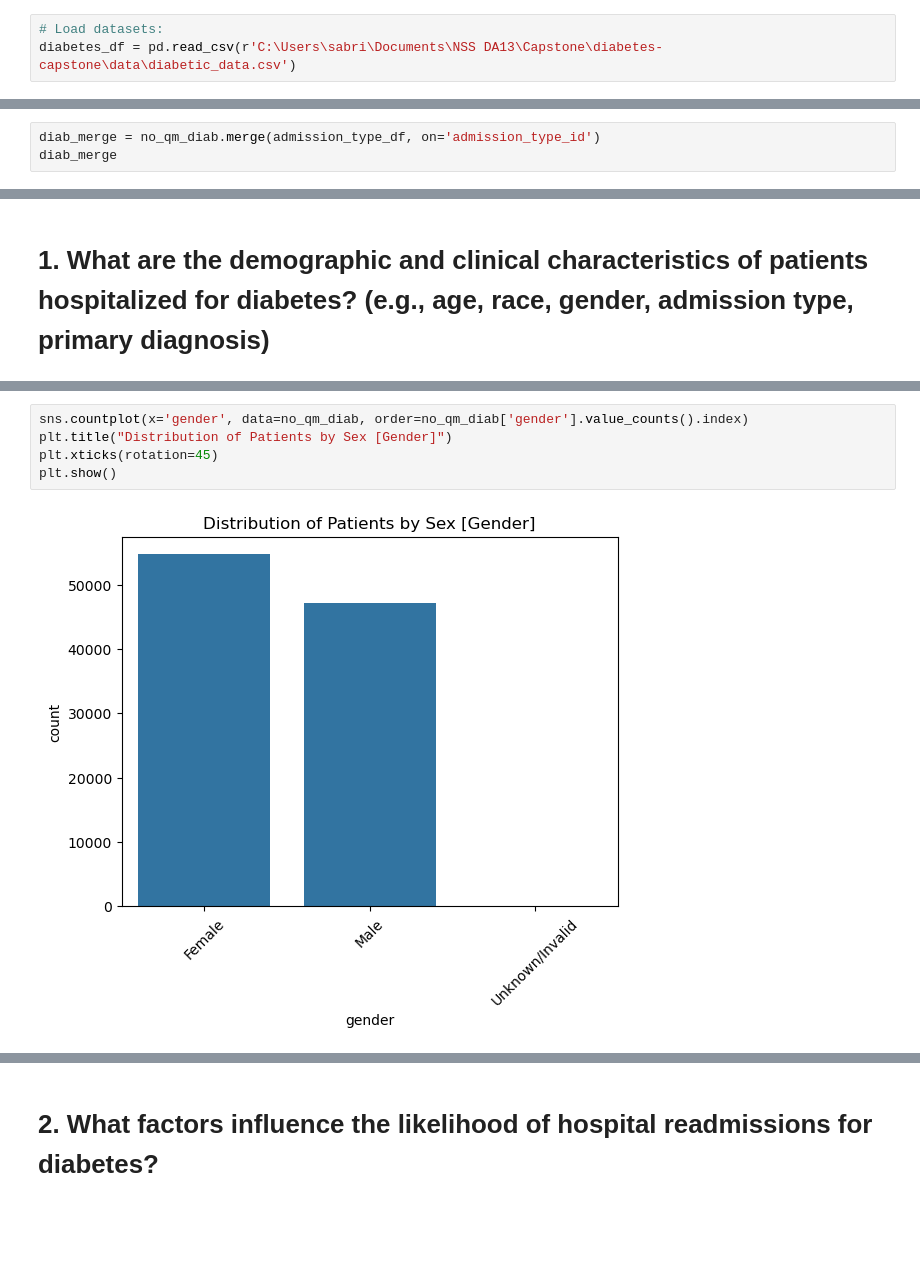
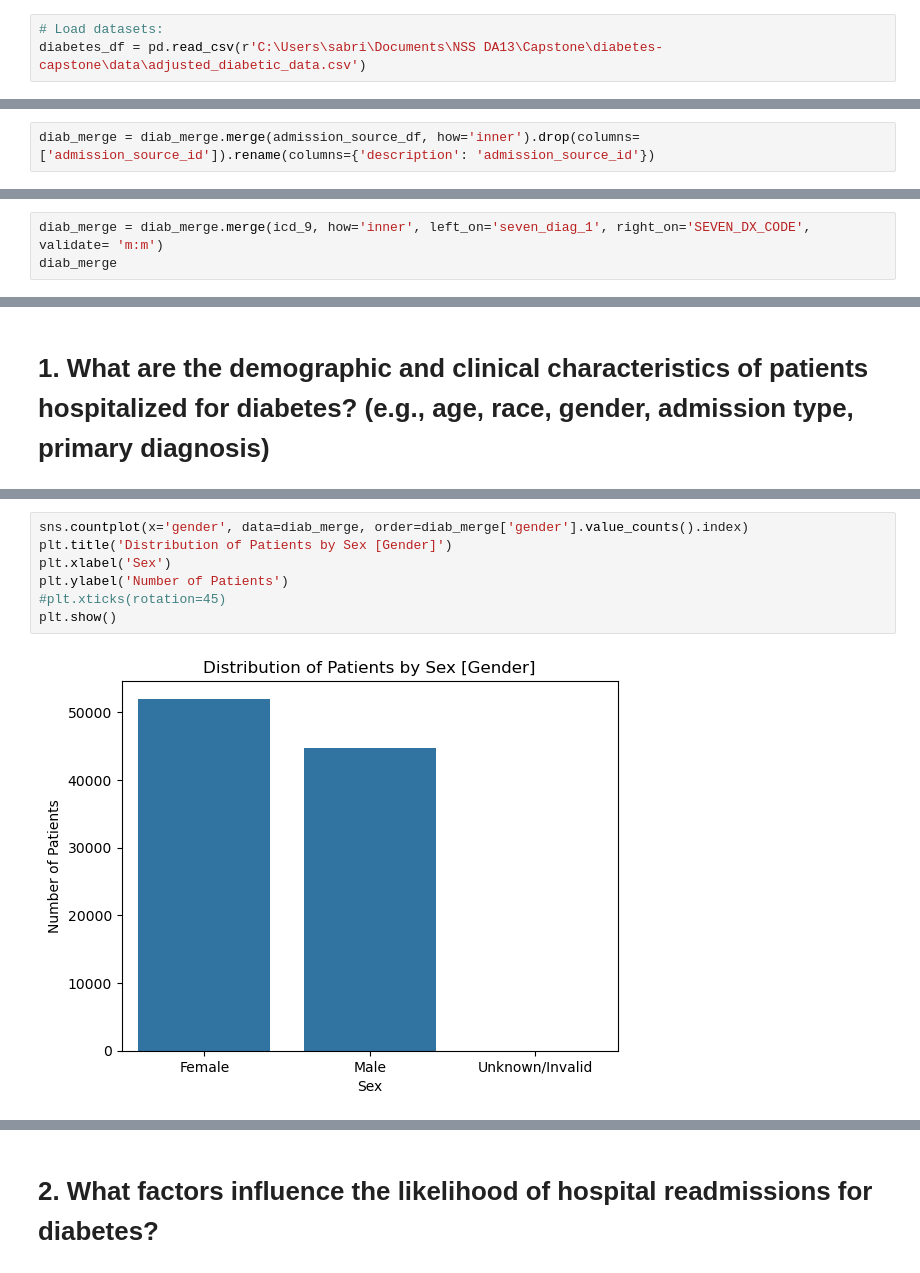
Before and after one commit to tosabrina/diabetes-capstone, a Jupyter notebook: notebook/diabetes_capstone.ipynb, the cells around one changed output, grey strips where cells are left out. Saved outputs shown, nothing was run; the diff lists cells and outputs as text; blank space fills up the shorter version.

```diff
--- a/notebook/diabetes_capstone.ipynb
+++ b/notebook/diabetes_capstone.ipynb
@@ -10,6 +13,6 @@ import matplotlib.pyplot as plt
 # %%
 # Load datasets:
-diabetes_df = pd.read_csv(r'C:\Users\sabri\Documents\NSS DA13\Capstone\diabetes-capstone\data\diabetic_data.csv')
+diabetes_df = pd.read_csv(r'C:\Users\sabri\Documents\NSS DA13\Capstone\diabetes-capstone\data\adjusted_diabetic_data.csv')
 # %%
 # Code for aggregated id_maps csv
 # ids_map_df = pd.read_csv(r'C:\Users\sabri\Documents\NSS DA13\Capstone\diabetes-capstone\data\IDS_mapping.csv', index_col=None, header=None)
@@ -675,3 +424,5 @@ diab_merge.head()
 diab_merge = diab_merge.drop(columns=['admission_type_id']).rename(columns={'description': 'admission_type_id'})
 # %%
 diab_merge = diab_merge.merge(discharge_disp_df, how='inner').drop(columns=['discharge_disposition_id']).rename(columns={'description': 'discharge_disposition_id'})
+# %%
+diab_merge = diab_merge.merge(admission_source_df, how='inner').drop(columns=['admission_source_id']).rename(columns={'description': 'admission_source_id'})
@@ -677,0 +450,3 @@ diab_merge = diab_merge.merge(discharge_disp_df, how='inner').drop(columns=['dis
+# %%
+diab_merge = diab_merge.merge(icd_9, how='inner', left_on='seven_diag_1', right_on='SEVEN_DX_CODE', validate= 'm:m')
+diab_merge
@@ -707,3 +496,0 @@ admission_type_df.head()
-# %%
-diab_merge = no_qm_diab.merge(admission_type_df, on='admission_type_id')
-diab_merge
@@ -762,9 +547,11 @@ plt.show()
 # %%
-sns.countplot(x='gender', data=no_qm_diab, order=no_qm_diab['gender'].value_counts().index)
-plt.title("Distribution of Patients by Sex [Gender]")
-plt.xticks(rotation=45)
+sns.countplot(x='gender', data=diab_merge, order=diab_merge['gender'].value_counts().index)
+plt.title('Distribution of Patients by Sex [Gender]')
+plt.xlabel('Sex')
+plt.ylabel('Number of Patients')
+#plt.xticks(rotation=45)
 plt.show()
 # %% [output]
-[figure, old version]
+[figure, new version]
 # %%
 # Show top 10 primary diagnoses
```
Also changed, not shown: parts of 99 cells of this notebook, 4 other files.
